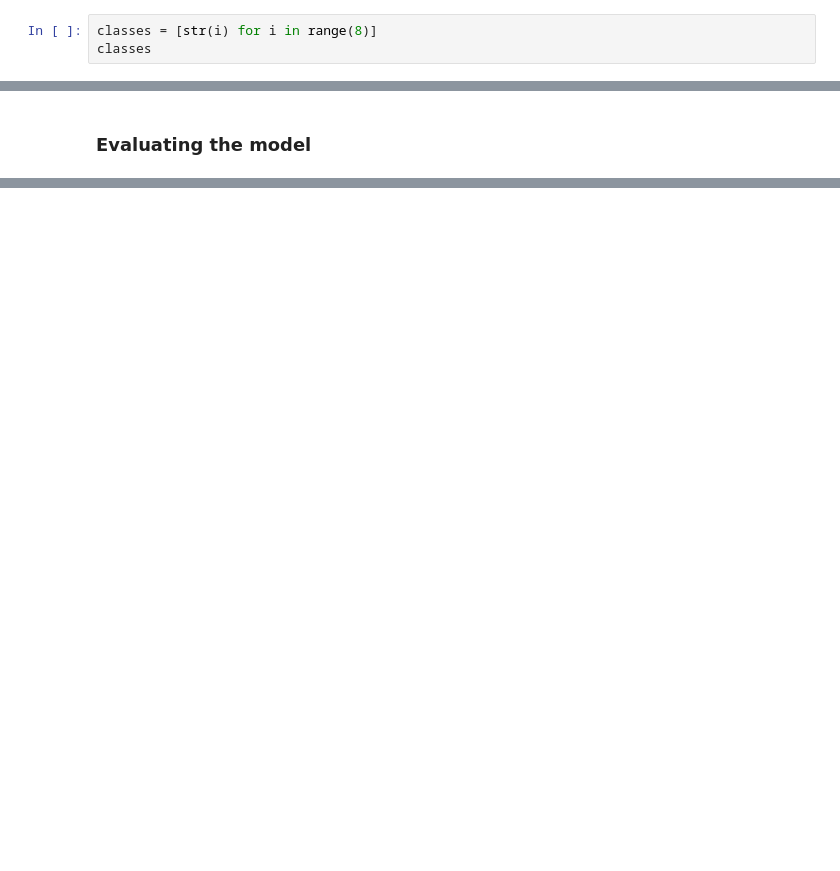
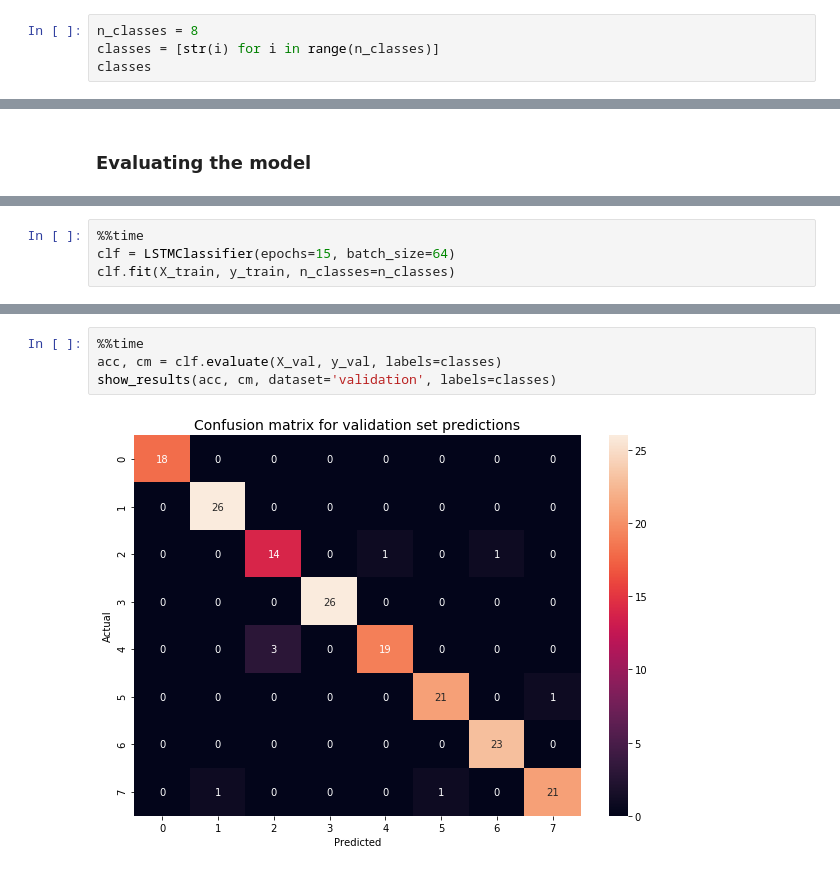
Before and after one commit to eonu/inf4-hons, a Jupyter notebook: sandbox/notebooks/Alternative/Myo.ipynb, the cells around one changed output, grey strips where cells are left out. Cells and saved outputs as stored; diff of their text form; blank space fills up the shorter version.

```diff
--- a/sandbox/notebooks/Alternative/Myo.ipynb
+++ b/sandbox/notebooks/Alternative/Myo.ipynb
@@ -25,7 +26,8 @@ seed = 0
 np.random.seed(seed)
 rng = np.random.RandomState(seed)
 # %%
-classes = [str(i) for i in range(8)]
+n_classes = 8
+classes = [str(i) for i in range(n_classes)]
 classes
 # %% [output]
 ['0', '1', '2', '3', '4', '5', '6', '7']
@@ -159,0 +229,4 @@ Wall time: 845 ms
+# %%
+%%time
+clf = LSTMClassifier(epochs=15, batch_size=64)
+clf.fit(X_train, y_train, n_classes=n_classes)
@@ -159,0 +251,6 @@ Wall time: 845 ms
+# %%
+%%time
+acc, cm = clf.evaluate(X_val, y_val, labels=classes)
+show_results(acc, cm, dataset='validation', labels=classes)
+# %% [output]
+[figure, added]
```
Also changed, not shown: parts of 9 cells of this notebook.
